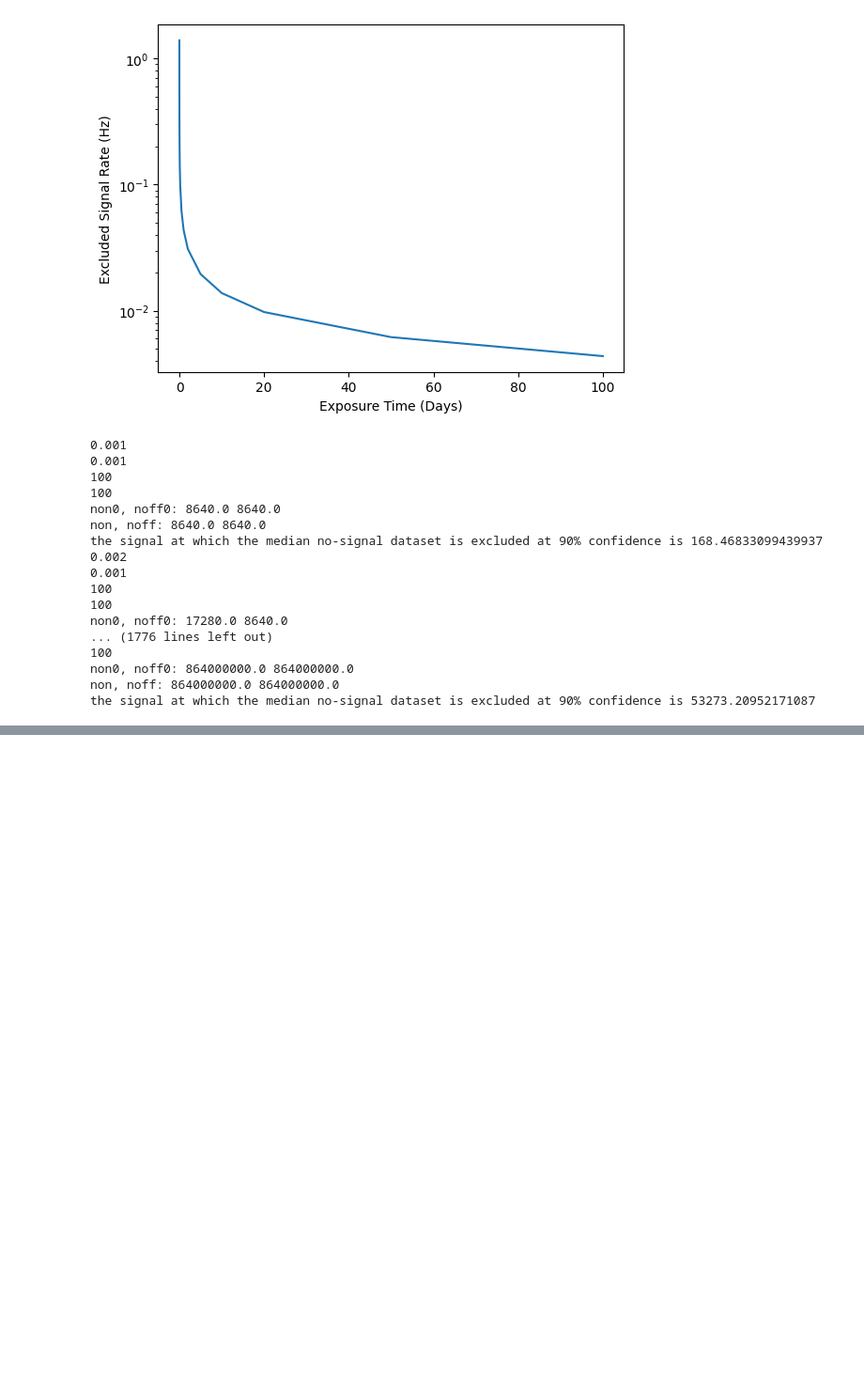
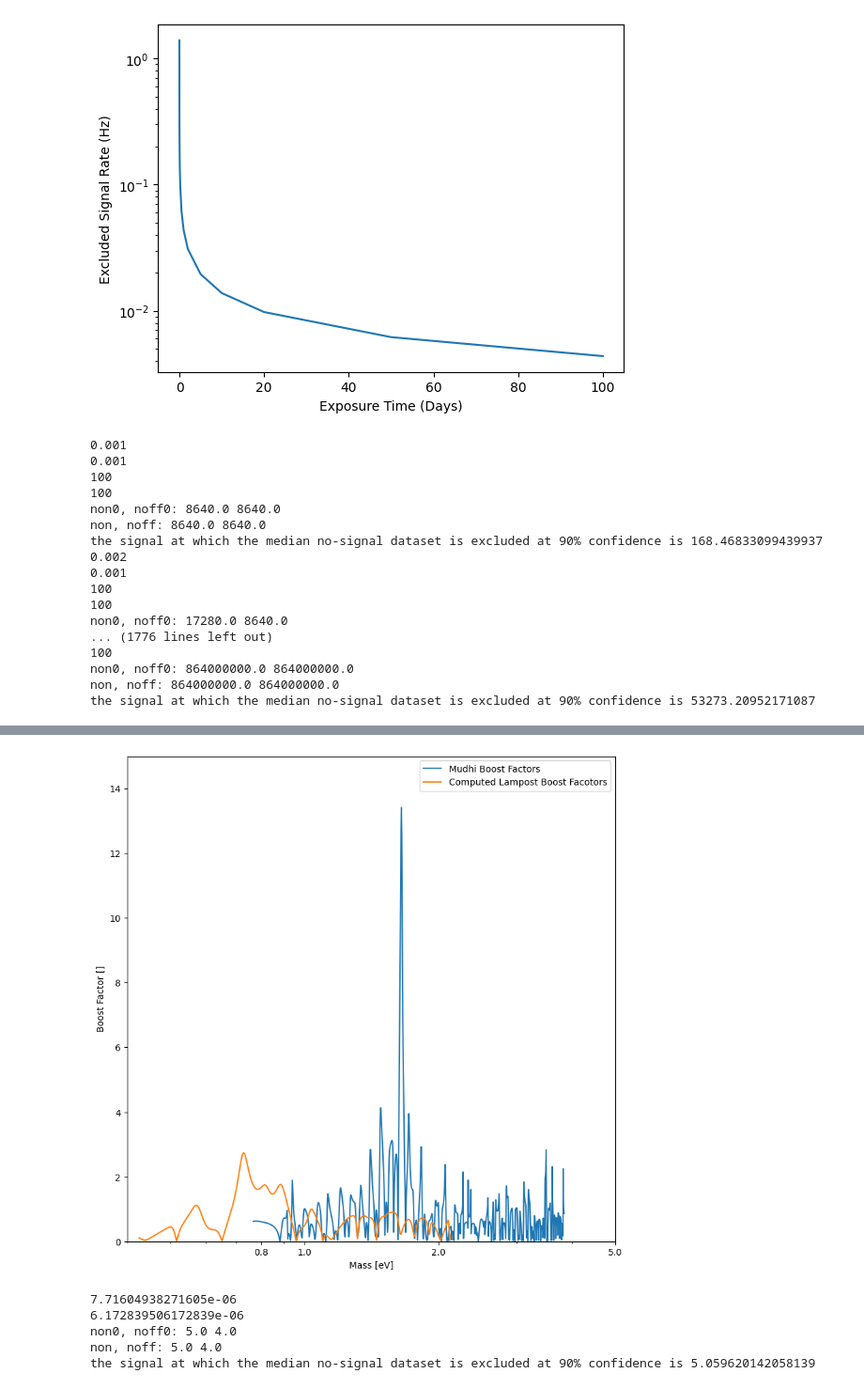
Before and after one commit to arneodoslab/haloscope, a Jupyter notebook: Analysis/exclusion-script-code/Playground and B1 Tester.ipynb, the cells around one changed output, grey strips where cells are left out. Shown: that part at 94% size. Cells and saved outputs as stored; diff of their text form; code cells hidden in the pictures; blank space fills up the shorter version.

```diff
--- a/Analysis/exclusion-script-code/Playground and B1 Tester.ipynb
+++ b/Analysis/exclusion-script-code/Playground and B1 Tester.ipynb
@@ -148,0 +170,40 @@ plt.show()
+# %%
+N1=1.4656
+N2=1.9166
+GmirrStackNewfinal = np.loadtxt("measured-thickness-080821.txt",skiprows=1)[:,0]*1e-9 ## measured thicknesses
+per85boost = np.load("boost-err-85per.npy") ## 85%ile boost factor
+per15boost = np.load("boost-err-15per.npy")
+
+
+thick=2.736840000000001e-07 ##m , thickness of central layer, used for optimization/boost factor calculation
+chirp=1.071
+nLayers=48 # actual number of layers+2 (air and air)
+
+GmirrWaveNew,GmirrSolNew=rate.get_solution(N1,N2,chirp,thick,nLayers,tlist=GmirrStackNewfinal,isMirr=True)
+GmirrMass=const.h*const.c/(GmirrWaveNew*1e-9)*6.2*1e18
+# %%
+fig, ax = plt.subplots(figsize=(9.652,9.652))
+ax.plot(GmirrMass,GmirrSolNew)
+ax.plot(lampMass,lampSol)
+ax.legend(["Mudhi Boost Factors","Computed Lampost Boost Facotors"])
+ax.set_ylabel("Boost Factor []")
+ax.set_xlabel("Mass [eV]")
+ax.set_ylim(0,15)
+ax.set_xlim(0.4,5)
+
+ax.set_xscale('log')
+ax.set_xticks([0.8,1,2, 5])
+ax.get_xaxis().set_major_formatter(ticker.ScalarFormatter())
+# %% [output]
+[figure, added]
+# %%
+lampMuB=4/(180*60*60)
+lampMu=5/(180*60*60)
+lampdayson=180/24
+lampMuS=dm_statistics.upper_limitB(lampMuB,lampdayson,lampdayson,plot=False,mu_=lampMu)
+# %% [output]
+7.71604938271605e-06
+6.172839506172839e-06
+non0, noff0: 5.0 4.0
+non, noff: 5.0 4.0
+the signal at which the median no-signal dataset is excluded at 90% confidence is 5.059620142058139
```
Also changed, not shown: parts of 15 cells of this notebook, 37 other files.
